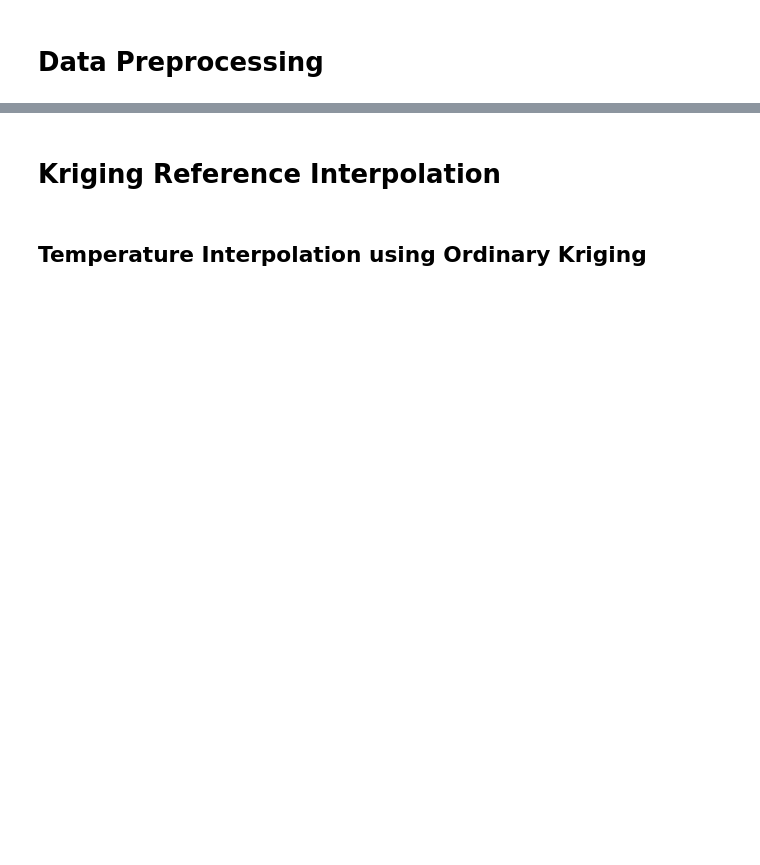
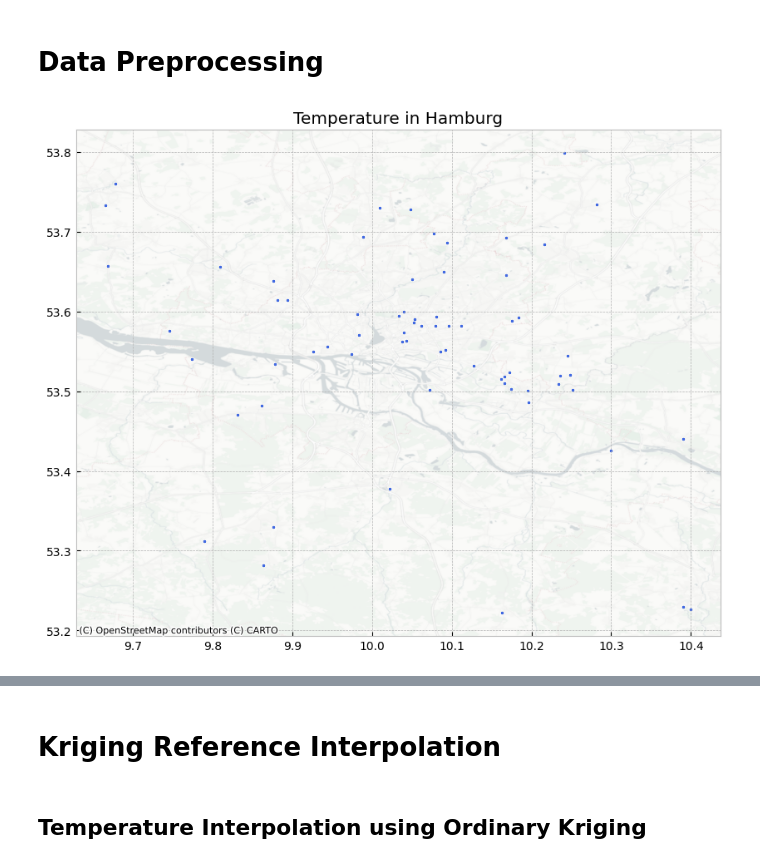
Before and after one commit to IanBuck-dev/master-thesis-data-science, a Jupyter notebook: sensor-data-ml-demo.ipynb, the cells around one changed output, grey strips where cells are left out. Saved outputs shown, nothing was run; the diff lists cells and outputs as text; code cells hidden in the pictures; blank space fills up the shorter version.

Commit message:
Added basemaps and correct temperature scale

```diff
--- a/sensor-data-ml-demo.ipynb
+++ b/sensor-data-ml-demo.ipynb
@@ -103,3 +79,23 @@ ax.set_title('Temperature in Hamburg')
+# %%
+# Plot data
+from geopandas.tools import sjoin
+
+# Create subplots
+fig, ax = plt.subplots(1, 1, figsize=(10, 10))
+plt.style.use('bmh')
+
+geo_df.plot(ax=ax, marker='o', color='royalblue', markersize=3)
+
+ax.set_title('Temperature in Hamburg')
+
+# Add basemap
+contextily.add_basemap(
+    ax,
+    crs=proj_wgs,
+    source=contextily.providers.CartoDB.PositronNoLabels,
+)
+# %% [output]
+[figure, added]
 # %%
 # Create test dataset
 from pytz import UTC
```
Also changed, not shown: parts of 10 cells of this notebook.
